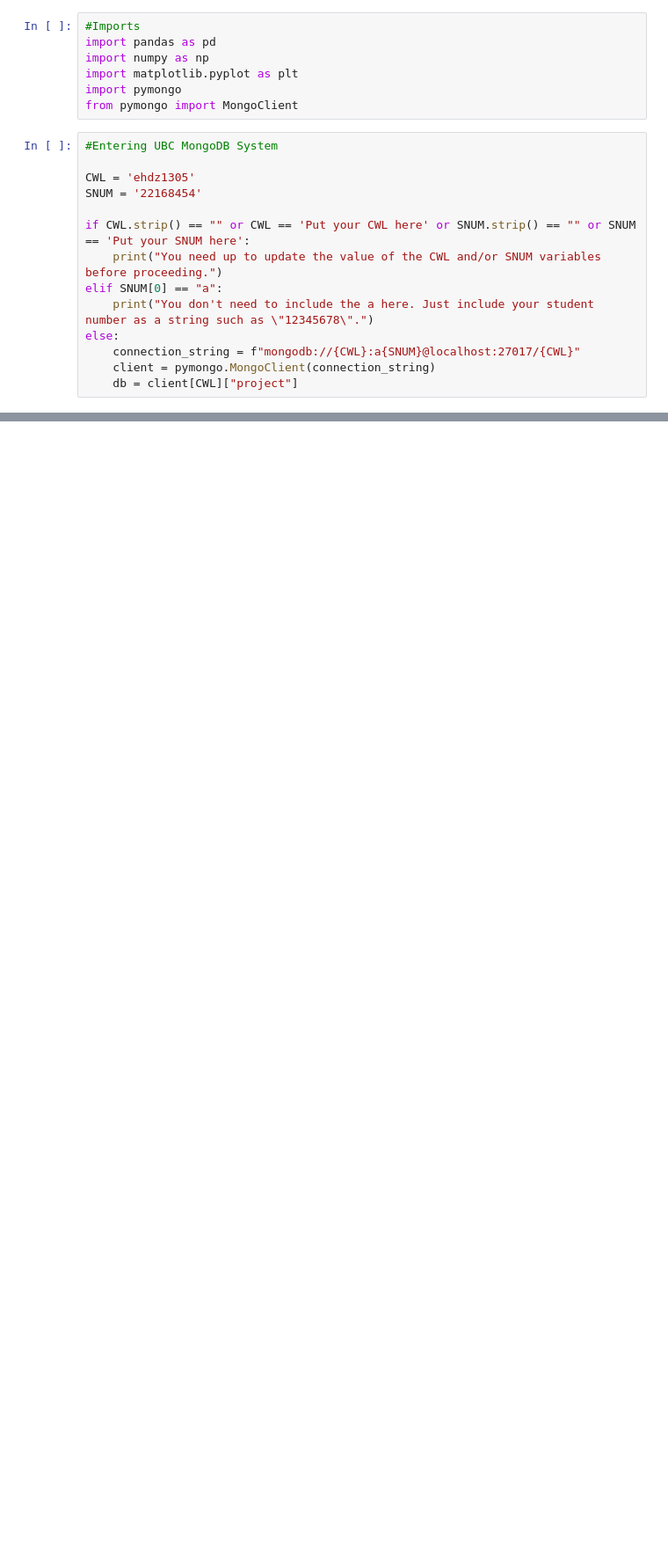
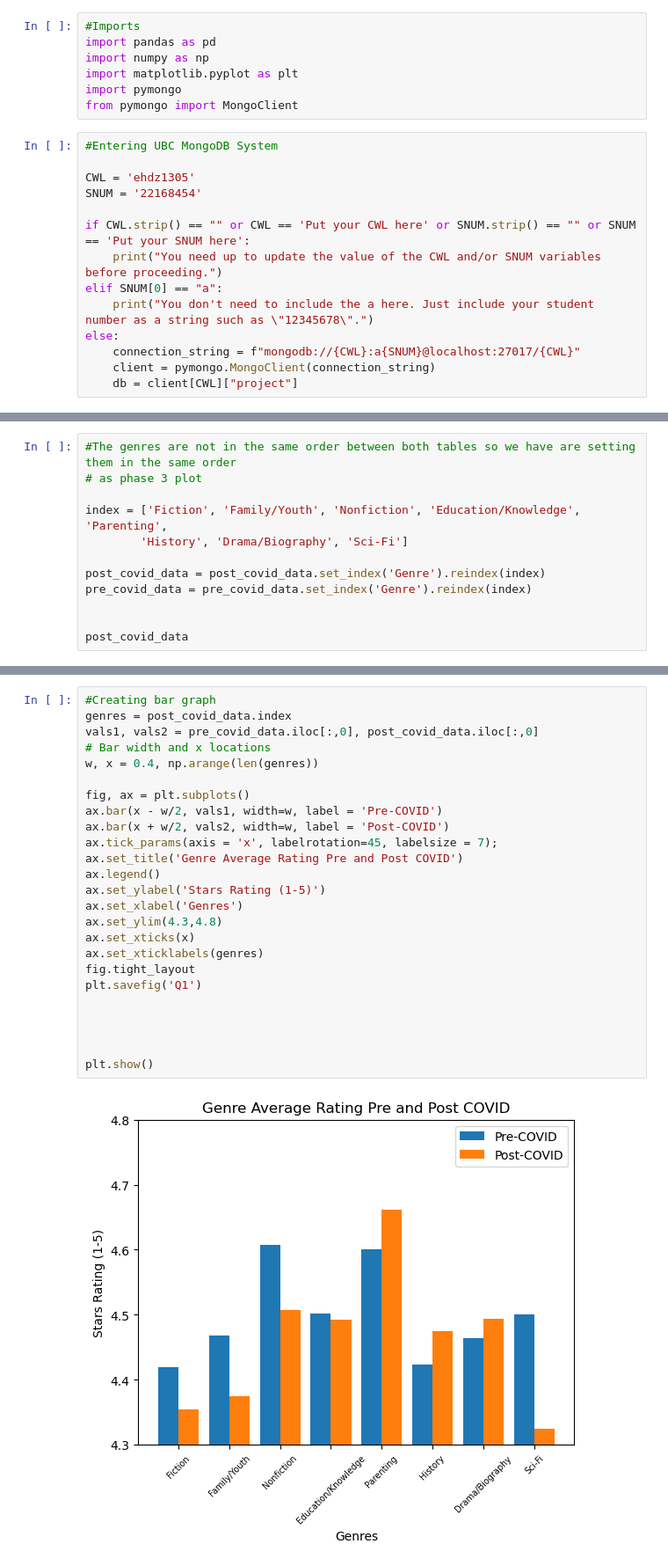
Before and after one commit to e-hdz130504/CPSC368-Phase-4, a Jupyter notebook: Q1_Visualization.ipynb, the cells around one changed output, grey strips where cells are left out. Shown at 88% size. Saved outputs shown, nothing was run; the diff lists cells and outputs as text; blank space fills up the shorter version.

```diff
--- a/Q1_Visualization.ipynb
+++ b/Q1_Visualization.ipynb
@@ -92,0 +112,12 @@ pre_covid_data
+# %%
+#The genres are not in the same order between both tables so we have are setting them in the same order
+# as phase 3 plot
+
+index = ['Fiction', 'Family/Youth', 'Nonfiction', 'Education/Knowledge', 'Parenting',
+        'History', 'Drama/Biography', 'Sci-Fi']
+
+post_covid_data = post_covid_data.set_index('Genre').reindex(index)
+pre_covid_data = pre_covid_data.set_index('Genre').reindex(index)
+
+
+post_covid_data
@@ -92,0 +148,27 @@ pre_covid_data
+# %%
+#Creating bar graph
+genres = post_covid_data.index
+vals1, vals2 = pre_covid_data.iloc[:,0], post_covid_data.iloc[:,0]
+# Bar width and x locations
+w, x = 0.4, np.arange(len(genres))
+
+fig, ax = plt.subplots()
+ax.bar(x - w/2, vals1, width=w, label = 'Pre-COVID')
+ax.bar(x + w/2, vals2, width=w, label = 'Post-COVID')
+ax.tick_params(axis = 'x', labelrotation=45, labelsize = 7);
+ax.set_title('Genre Average Rating Pre and Post COVID')
+ax.legend()
+ax.set_ylabel('Stars Rating (1-5)')
+ax.set_xlabel('Genres')
+ax.set_ylim(4.3,4.8)
+ax.set_xticks(x)
+ax.set_xticklabels(genres)
+fig.tight_layout
+plt.savefig('Q1')
+
+
+
+
+plt.show()
+# %% [output]
+[figure, added]
```
Also changed, not shown: parts of 4 cells of this notebook, 2 other files.
